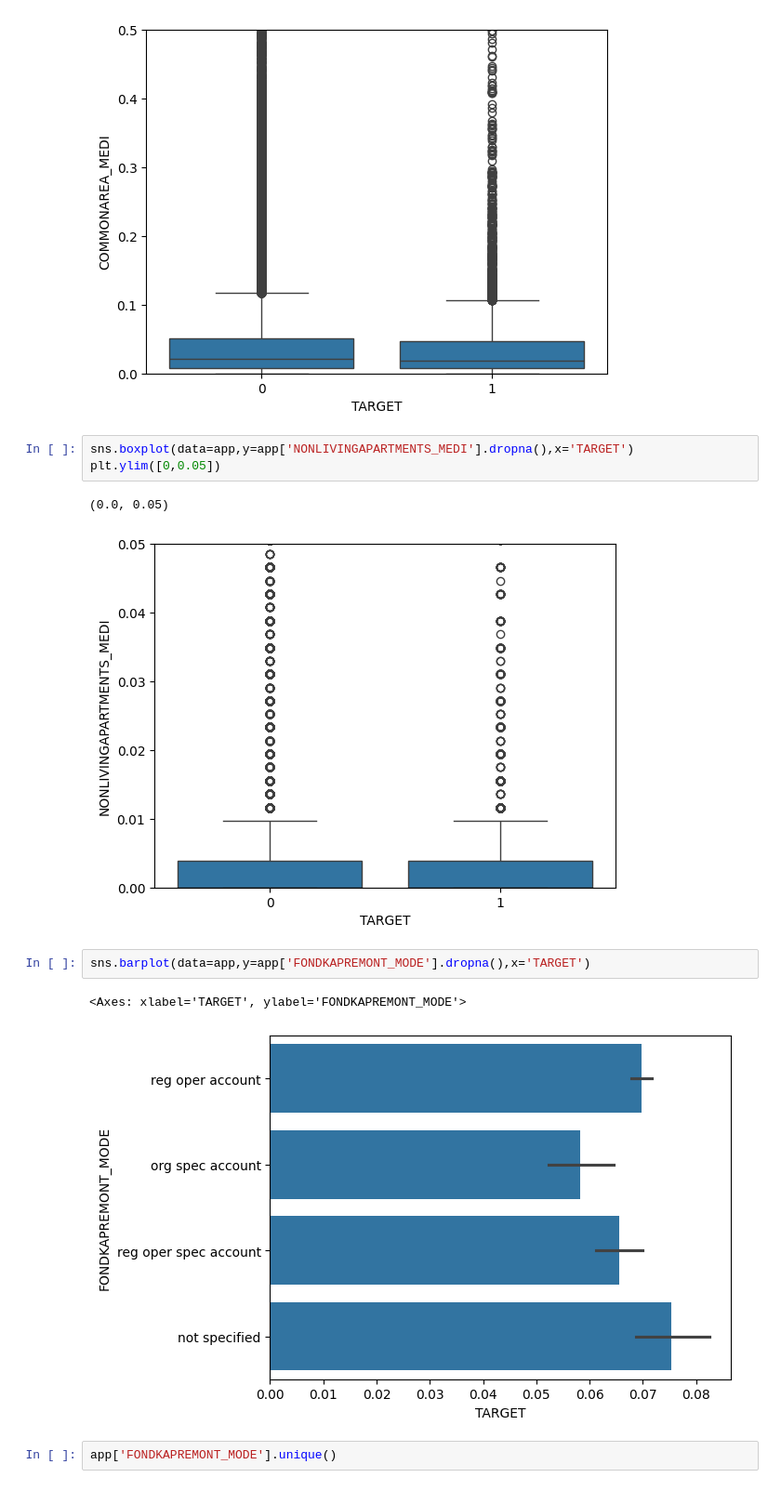
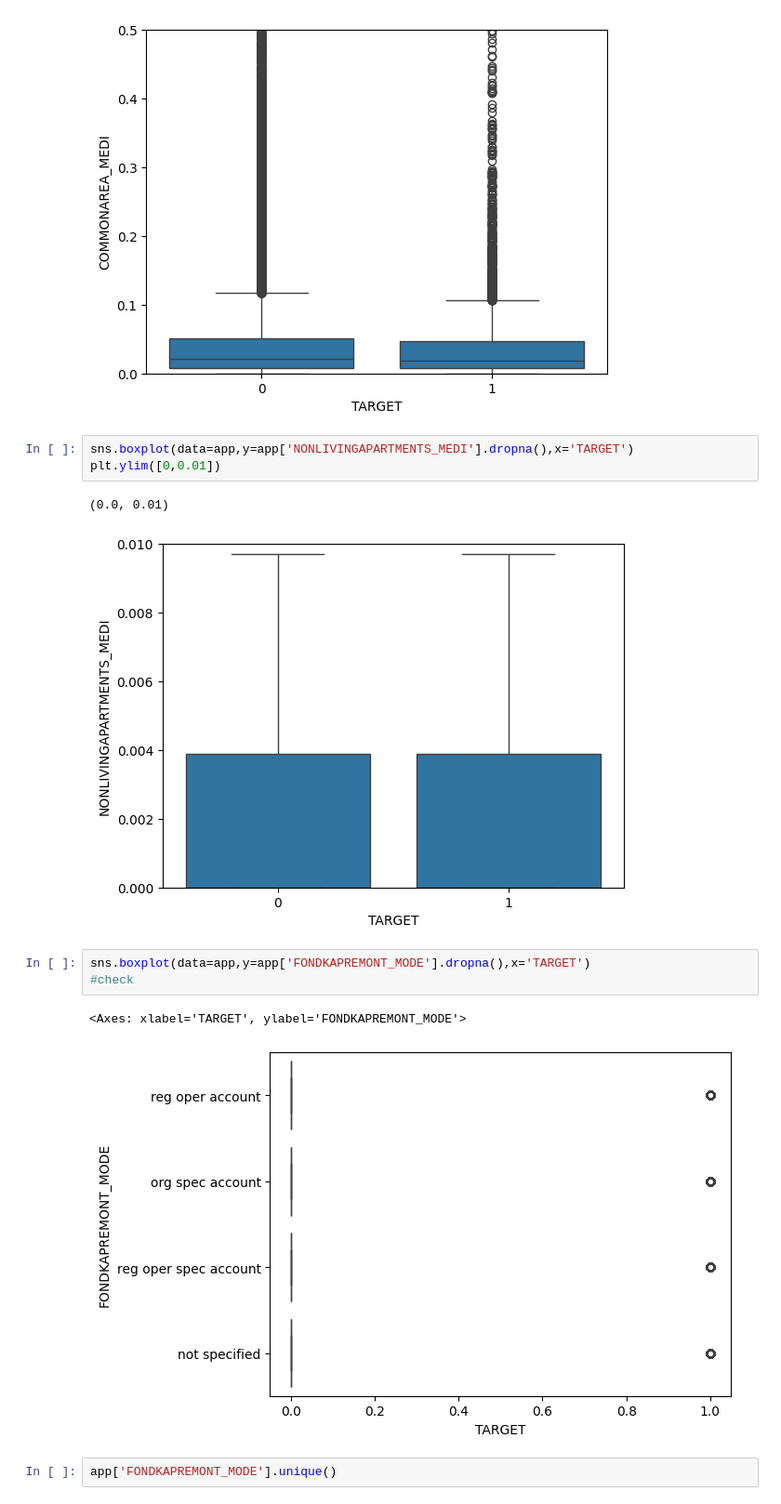
Before and after one commit to AayushParab44/240840325001_EDA_Statistics_Exam, a Jupyter notebook: 240840325001_EDA_Exam.ipynb, the cells around one changed output. Shown at 93% size. Drawn from its saved outputs; the diff is of its cells as text.

```diff
--- a/240840325001_EDA_Exam.ipynb
+++ b/240840325001_EDA_Exam.ipynb
@@ -137,15 +163,16 @@ plt.ylim([0,0.5])
 [figure]
 # %%
 sns.boxplot(data=app,y=app['NONLIVINGAPARTMENTS_MEDI'].dropna(),x='TARGET')
-plt.ylim([0,0.05])
+plt.ylim([0,0.01])
 # %% [output]
-(0.0, 0.05)
+(0.0, 0.01)
-[figure, old version]
+[figure, new version]
 # %%
-sns.barplot(data=app,y=app['FONDKAPREMONT_MODE'].dropna(),x='TARGET')
+sns.boxplot(data=app,y=app['FONDKAPREMONT_MODE'].dropna(),x='TARGET')
+#check
 # %% [output]
 <Axes: xlabel='TARGET', ylabel='FONDKAPREMONT_MODE'>
-[figure, old version]
+[figure, new version]
 # %%
 app['FONDKAPREMONT_MODE'].unique()
 # %% [output]
```
Also changed, not shown: parts of 15 cells of this notebook.
